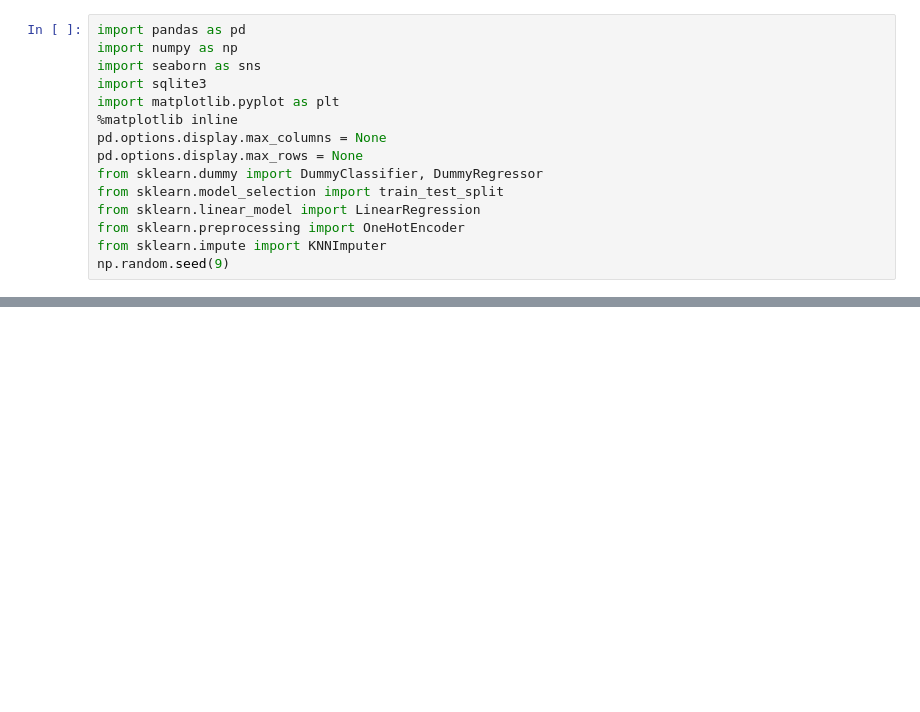
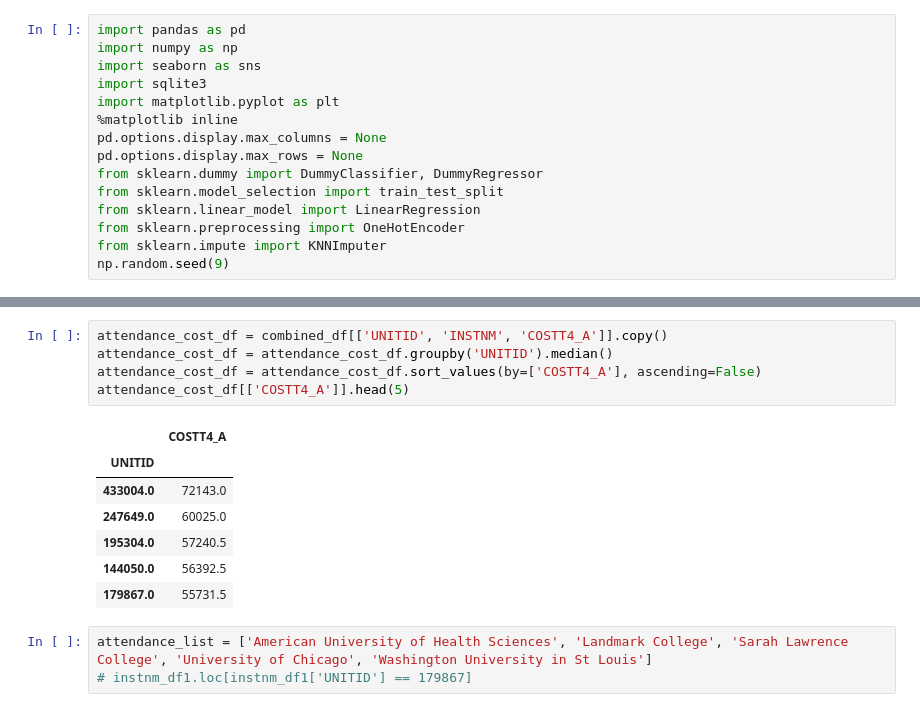
Before and after one commit to jesusbaquiax/college_graduation_rates, a Jupyter notebook: 03_EDA.ipynb, the cells around one changed output, grey strips where cells are left out. Saved outputs shown, nothing was run; the diff lists cells and outputs as text; blank space fills up the shorter version.

```diff
--- a/03_EDA.ipynb
+++ b/03_EDA.ipynb
@@ -37,0 +137,16 @@ final_df = final_df.replace('PrivacySuppressed', np.nan, regex=True)
+# %%
+attendance_cost_df = combined_df[['UNITID', 'INSTNM', 'COSTT4_A']].copy()
+attendance_cost_df = attendance_cost_df.groupby('UNITID').median()
+attendance_cost_df = attendance_cost_df.sort_values(by=['COSTT4_A'], ascending=False)
+attendance_cost_df[['COSTT4_A']].head(5)
+# %% [output]
+|  | COSTT4_A |
+| UNITID |  |
+| 433004.0 | 72143.0 |
+| 247649.0 | 60025.0 |
+| 195304.0 | 57240.5 |
+| 144050.0 | 56392.5 |
+| 179867.0 | 55731.5 |
+# %%
+attendance_list = ['American University of Health Sciences', 'Landmark College', 'Sarah Lawrence College', 'University of Chicago', 'Washington University in St Louis']
+# instnm_df1.loc[instnm_df1['UNITID'] == 179867]
```
Also changed, not shown: parts of 22 cells of this notebook, 2 other files.
